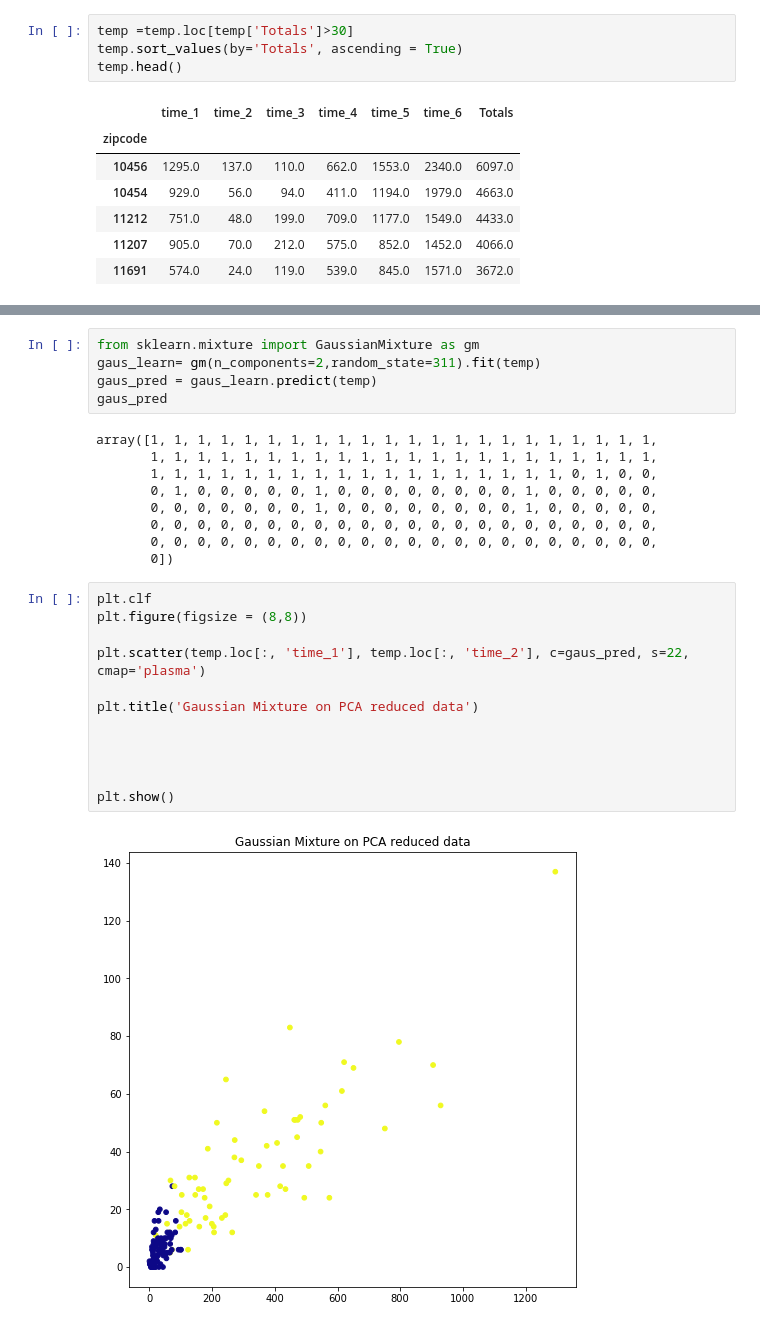
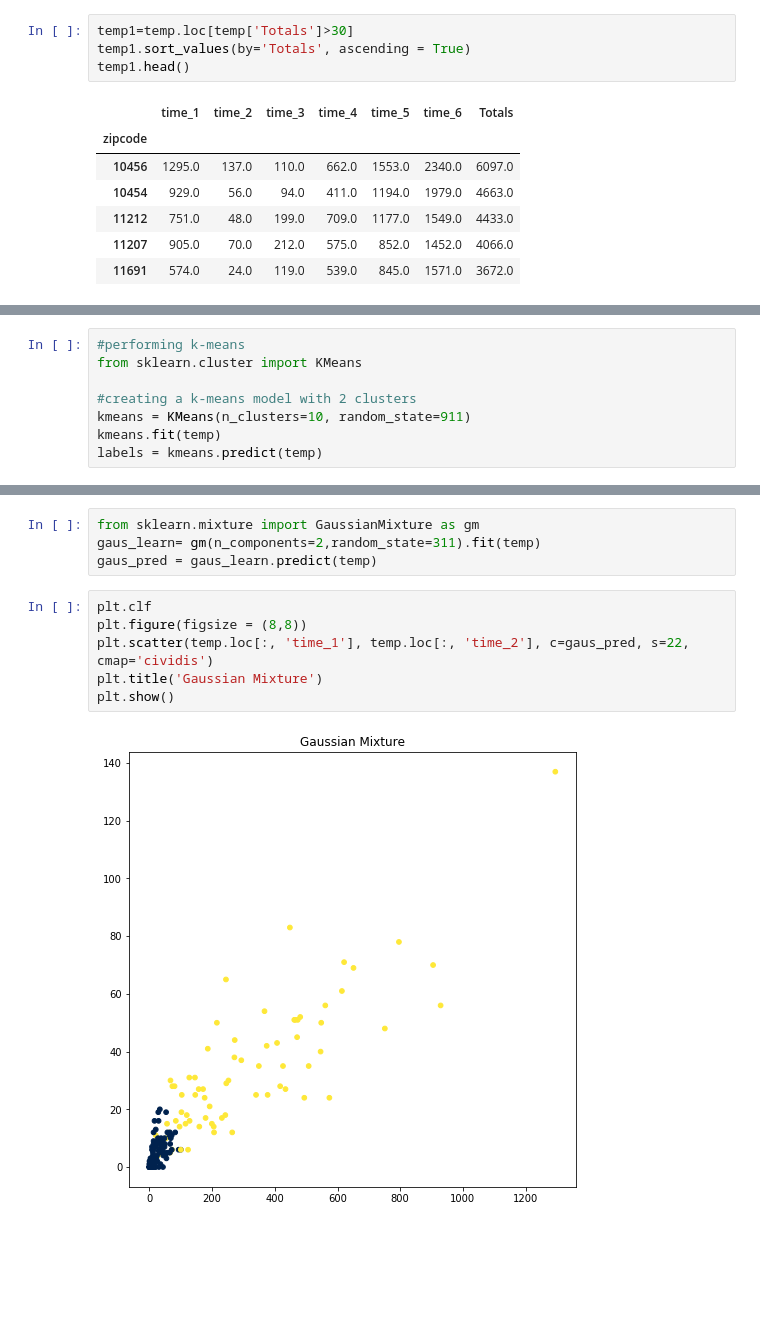
Before and after one commit to pratikwatwani/Applied-Data-Science, a Jupyter notebook: Session 04/Clustering_and_PCA.ipynb, the cells around one changed output, grey strips where cells are left out. Drawn from its saved outputs; the diff is of its cells as text; blank space fills up the shorter version.

```diff
--- a/Session 04/Clustering_and_PCA.ipynb
+++ b/Session 04/Clustering_and_PCA.ipynb
@@ -334,7 +334,7 @@ temp.iloc[0:6].plot(x=temp.index, y="Totals")
 # %%
-temp =temp.loc[temp['Totals']>30]
-temp.sort_values(by='Totals', ascending = True)
-temp.head()
+temp1=temp.loc[temp['Totals']>30]
+temp1.sort_values(by='Totals', ascending = True)
+temp1.head()
 # %% [output]
 |  | time_1 | time_2 | time_3 | time_4 | time_5 | time_6 | Totals |
 | zipcode |  |  |  |  |  |  |  |
@@ -353,0 +364,8 @@ data1.head()
+# %%
+#performing k-means
+from sklearn.cluster import KMeans
+
+#creating a k-means model with 2 clusters
+kmeans = KMeans(n_clusters=10, random_state=911)
+kmeans.fit(temp)
+labels = kmeans.predict(temp)
@@ -410,27 +446,11 @@ plt.show()
 from sklearn.mixture import GaussianMixture as gm
 gaus_learn= gm(n_components=2,random_state=311).fit(temp)
 gaus_pred = gaus_learn.predict(temp)
-gaus_pred
-# %% [output]
-array([1, 1, 1, 1, 1, 1, 1, 1, 1, 1, 1, 1, 1, 1, 1, 1, 1, 1, 1, 1, 1, 1,
-       1, 1, 1, 1, 1, 1, 1, 1, 1, 1, 1, 1, 1, 1, 1, 1, 1, 1, 1, 1, 1, 1,
-       1, 1, 1, 1, 1, 1, 1, 1, 1, 1, 1, 1, 1, 1, 1, 1, 1, 1, 0, 1, 0, 0,
-       0, 1, 0, 0, 0, 0, 0, 1, 0, 0, 0, 0, 0, 0, 0, 0, 1, 0, 0, 0, 0, 0,
-       0, 0, 0, 0, 0, 0, 0, 1, 0, 0, 0, 0, 0, 0, 0, 0, 1, 0, 0, 0, 0, 0,
-       0, 0, 0, 0, 0, 0, 0, 0, 0, 0, 0, 0, 0, 0, 0, 0, 0, 0, 0, 0, 0, 0,
-       0, 0, 0, 0, 0, 0, 0, 0, 0, 0, 0, 0, 0, 0, 0, 0, 0, 0, 0, 0, 0, 0,
-       0])
 # %%
 plt.clf
 plt.figure(figsize = (8,8))
-
-plt.scatter(temp.loc[:, 'time_1'], temp.loc[:, 'time_2'], c=gaus_pred, s=22, cmap='plasma')
-
-plt.title('Gaussian Mixture on PCA reduced data')
-
-
-
-
+plt.scatter(temp.loc[:, 'time_1'], temp.loc[:, 'time_2'], c=gaus_pred, s=22, cmap='cividis')
+plt.title('Gaussian Mixture')
 plt.show()
 # %% [output]
-[figure, old version]
+[figure, new version]
```
Also changed, not shown: parts of 42 cells of this notebook.
